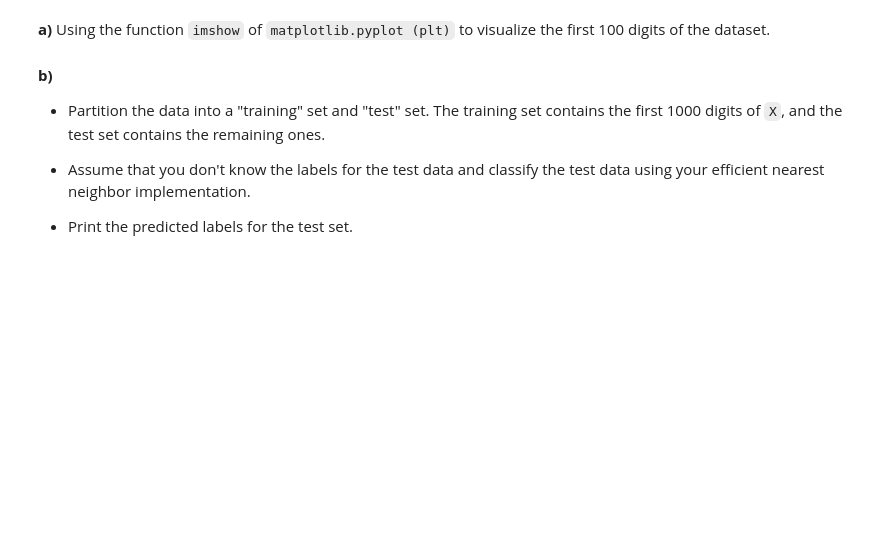
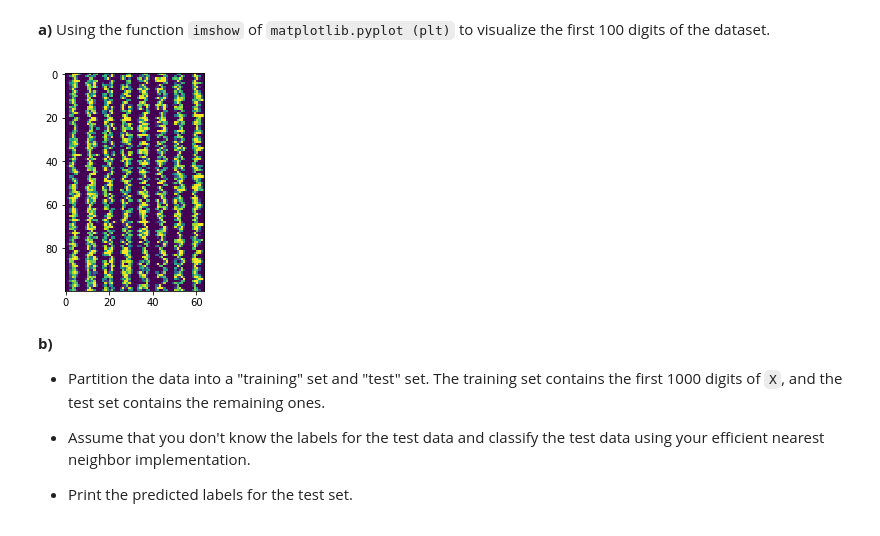
Before and after one commit to thnake/mlpy, a Jupyter notebook: ex2/sheet2.ipynb, the cells around one changed output. Cells and saved outputs as stored; diff of their text form; code cells hidden in the pictures; blank space fills up the shorter version.

```diff
--- a/ex2/sheet2.ipynb
+++ b/ex2/sheet2.ipynb
@@ -233,9 +284,11 @@ X, Y = data.digits()
 # %%
 def plot_first_digits():
     # >>>>> YOUR CODE HERE
-    raise NotImplementedError("Replace this line by your code.")
+    matplotlib.pyplot.imshow(X[:100])
     # <<<<< END YOUR CODE
 plot_first_digits()
+# %% [output]
+[figure, added]
 # %% [markdown]
 **b)**
 * Partition the data into a "training" set and "test" set. The training set contains the first 1000 digits of `X`, and the test set contains the remaining ones.
```
Also changed, not shown: parts of 18 cells of this notebook.
